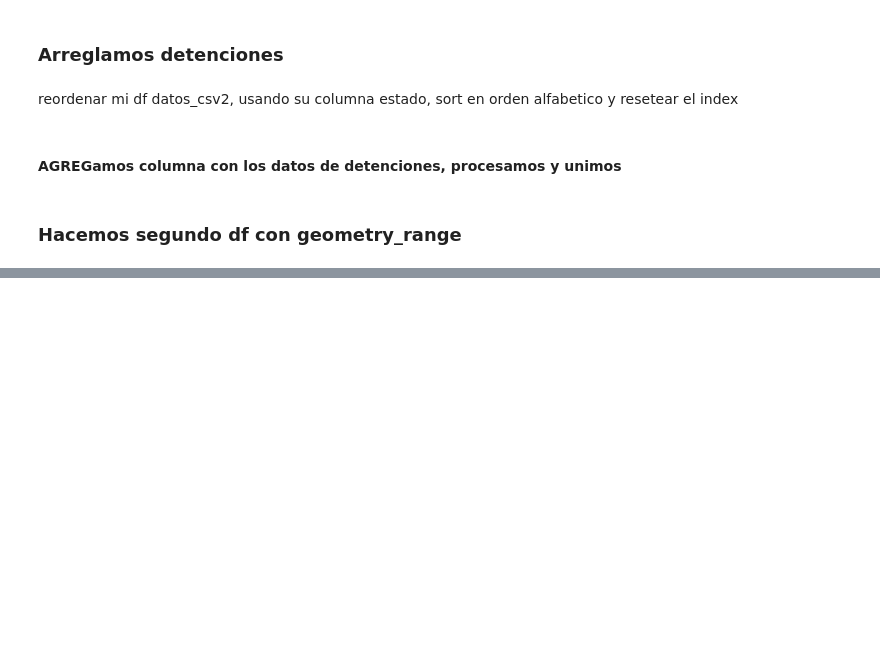
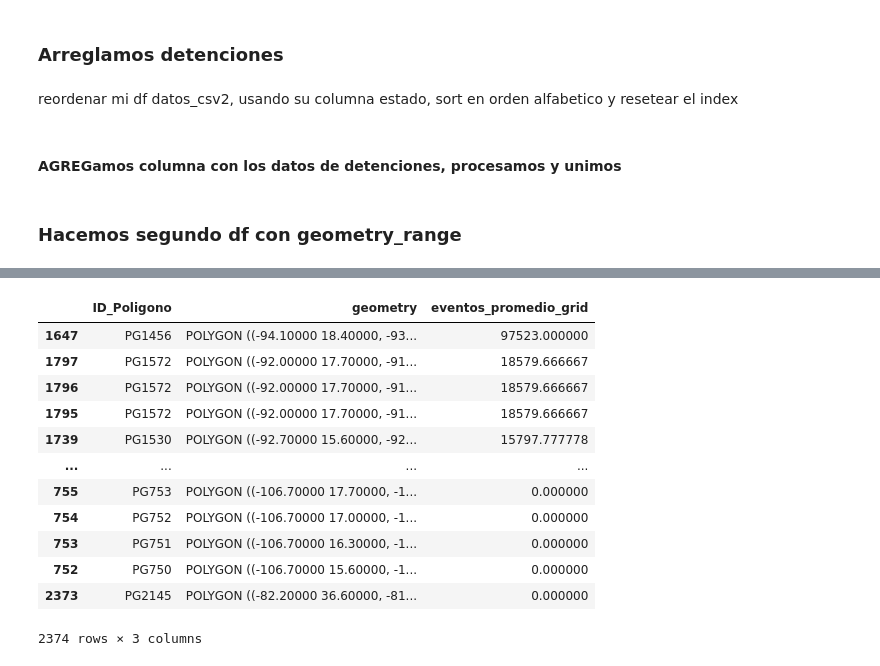
Before and after one commit to puriarter21/Mapa_Migracion_Irregular_Mexico, a Jupyter notebook: 1. Mapas/2. arcgis(general)/grids/mapeando_grids.ipynb, the cells around one changed output, grey strips where cells are left out. Saved outputs shown, nothing was run; the diff lists cells and outputs as text; code cells hidden in the pictures; blank space fills up the shorter version.

```diff
--- a/1. Mapas/2. arcgis(general)/grids/mapeando_grids.ipynb
+++ b/1. Mapas/2. arcgis(general)/grids/mapeando_grids.ipynb
@@ -510,0 +561,12 @@ print(f"El DataFrame ha sido guardado exitosamente en: {ruta_archivo_csv7}")
+# %%
+# Calculamos la suma de eventos para cada 'ID_Poligono'
+sum_eventos = dfvalores.groupby('ID_Poligono')['eventos'].transform('sum')
+
+# Contamos el número de ocurrencias de cada 'ID_Poligono'
+count_eventos = dfvalores.groupby('ID_Poligono')['eventos'].transform('count')
+
+# Calculamos el promedio de eventos y creamos la nueva columna 'eventos_promedio_grid'
+dfvalores['eventos_promedio_grid'] = sum_eventos / count_eventos
+
+# Mostramos las primeras filas del DataFrame para verificar
+print(dfvalores.head())
@@ -510,0 +591,13 @@ print(f"El DataFrame ha sido guardado exitosamente en: {ruta_archivo_csv7}")
+# %%
+# Realizamos el merge con el DataFrame dfvalores usando 'ID_Poligono' como clave
+merged_grid = grid7x7.merge(dfvalores[['ID_Poligono', 'eventos_promedio_grid']], on='ID_Poligono', how='left')
+
+# Reemplazamos los valores NaN por 0
+merged_grid['eventos_promedio_grid'].fillna(0, inplace=True)
+
+# Convertimos la columna 'eventos_promedio_grid' a un tipo numérico
+# Usamos 'coerce' para manejar cualquier valor no numérico y convertirlo en NaN, luego reemplazarlos por 0
+merged_grid['eventos_promedio_grid'] = pd.to_numeric(merged_grid['eventos_promedio_grid'], errors='coerce').fillna(0)
+
+# Verificamos los tipos de datos y mostramos las primeras filas para confirmar
+print(merged_grid.dtypes)
@@ -510,0 +637,20 @@ print(f"El DataFrame ha sido guardado exitosamente en: {ruta_archivo_csv7}")
+# %%
+# Ordenamos el DataFrame 'merged_grid' por 'eventos_promedio_grid' de forma ascendente
+merged_grid_sorted = merged_grid.sort_values(by='eventos_promedio_grid', ascending=False)
+# %%
+# Mostramos las filas ordenadas
+merged_grid_sorted
+# %% [output]
+|  | ID_Poligono | geometry | eventos_promedio_grid |
+| 1647 | PG1456 | POLYGON ((-94.10000 18.40000, -93... | 97523.000000 |
+| 1797 | PG1572 | POLYGON ((-92.00000 17.70000, -91... | 18579.666667 |
+| 1796 | PG1572 | POLYGON ((-92.00000 17.70000, -91... | 18579.666667 |
+| 1795 | PG1572 | POLYGON ((-92.00000 17.70000, -91... | 18579.666667 |
+| 1739 | PG1530 | POLYGON ((-92.70000 15.60000, -92... | 15797.777778 |
+| ... | ... | ... | ... |
+| 755 | PG753 | POLYGON ((-106.70000 17.70000, -1... | 0.000000 |
+| 754 | PG752 | POLYGON ((-106.70000 17.00000, -1... | 0.000000 |
+| 753 | PG751 | POLYGON ((-106.70000 16.30000, -1... | 0.000000 |
+| 752 | PG750 | POLYGON ((-106.70000 15.60000, -1... | 0.000000 |
+| 2373 | PG2145 | POLYGON ((-82.20000 36.60000, -81... | 0.000000 |
+2374 rows × 3 columns
```
Also changed, not shown: parts of 14 cells of this notebook, 11 other files.
